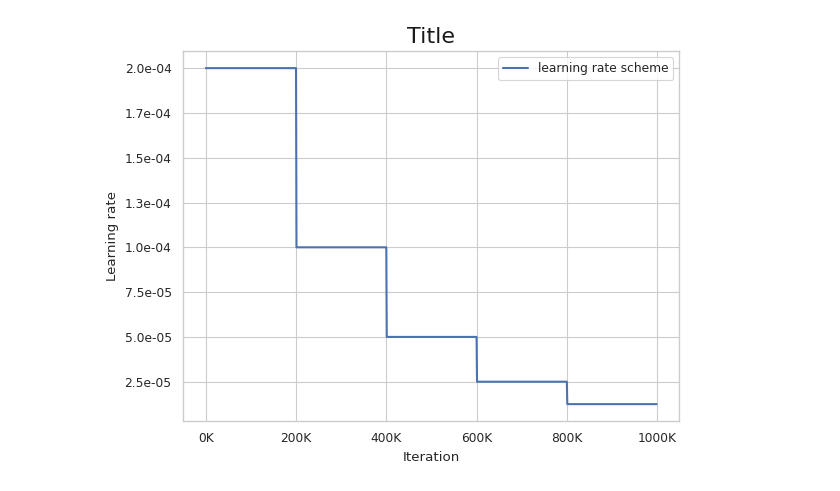
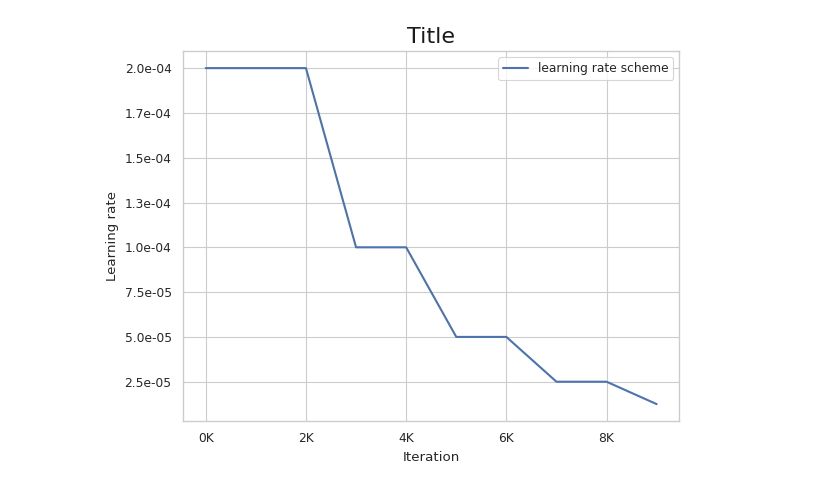
Before and after one commit to cy6e/ESRGAN-ImageSR-Colab, a Jupyter notebook: gan2.ipynb, the cells around one changed output. Drawn from its saved outputs; the diff is of its cells as text; code cells hidden in the pictures.

```diff
--- a/gan2.ipynb
+++ b/gan2.ipynb
@@ -93,7 +165,7 @@ import tensorflow as tf
 
 
 def MultiStepLR(initial_learning_rate, lr_steps, lr_rate, name='MultiStepLR'):
-    """Multi-steps learning rate scheduler."""
+    # """Multi-steps learning rate scheduler."""
     lr_steps_value = [initial_learning_rate]
     for _ in range(len(lr_steps)):
         lr_steps_value.append(lr_steps_value[-1] * lr_rate)
@@ -101,17 +173,17 @@ def MultiStepLR(initial_learning_rate, lr_steps, lr_rate, name='MultiStepLR'):
         boundaries=lr_steps, values=lr_steps_value)
 
 
-def CosineAnnealingLR_Restart(initial_learning_rate, t_period, lr_min):
-    """Cosine annealing learning rate scheduler with restart."""
-    return tf.keras.experimental.CosineDecayRestarts(
-        initial_learning_rate=initial_learning_rate,
-        first_decay_steps=t_period, t_mul=1.0, m_mul=1.0,
-        alpha=lr_min / initial_learning_rate)
+# def CosineAnnealingLR_Restart(initial_learning_rate, t_period, lr_min):
+#     # """Cosine annealing learning rate scheduler with restart."""
+#     return tf.keras.experimental.CosineDecayRestarts(
+#         initial_learning_rate=initial_learning_rate,
+#         first_decay_steps=t_period, t_mul=1.0, m_mul=1.0,
+#         alpha=lr_min / initial_learning_rate)
 
 
 if __name__ == "__main__":
     # pretrain PSNR lr scheduler
-    lr_scheduler = MultiStepLR(2e-4, [200000, 400000, 600000, 800000], 0.5)
+    lr_scheduler = MultiStepLR(2e-4, [2000, 4000, 6000, 8000], 0.5)
 
     # ESRGAN lr scheduler
     # lr_scheduler = MultiStepLR(1e-4, [50000, 100000, 200000, 300000], 0.5)
@@ -122,40 +194,41 @@ if __name__ == "__main__":
     ##############################
     # Draw figure
     ##############################
-    N_iter = 1000000
+
+    N_iter = 10000
     step_list = list(range(0, N_iter, 1000))
     lr_list = []
     for i in step_list:
         current_lr = lr_scheduler(i).numpy()
         lr_list.append(current_lr)
 
     import matplotlib as mpl
     from matplotlib import pyplot as plt
     import matplotlib.ticker as mtick
     mpl.style.use('default')
     import seaborn
     seaborn.set(style='whitegrid')
     seaborn.set_context('paper')
 
     plt.figure(1)
     plt.subplot(111)
     plt.ticklabel_format(style='sci', axis='x', scilimits=(0, 0))
     plt.title('Title', fontsize=16, color='k')
     plt.plot(step_list, lr_list, linewidth=1.5, label='learning rate scheme')
     legend = plt.legend(loc='upper right', shadow=False)
     ax = plt.gca()
     labels = ax.get_xticks().tolist()
     for k, v in enumerate(labels):
         labels[k] = str(int(v / 1000)) + 'K'
     ax.set_xticklabels(labels)
     ax.yaxis.set_major_formatter(mtick.FormatStrFormatter('%.1e'))
 
     ax.set_ylabel('Learning rate')
     ax.set_xlabel('Iteration')
     fig = plt.gcf()
     plt.show()
 # %% [output]
-[figure, old version]
+[figure, new version]
 # %%
 # losses.py
 import tensorflow as tf
```
Also changed, not shown: parts of 8 cells of this notebook.
